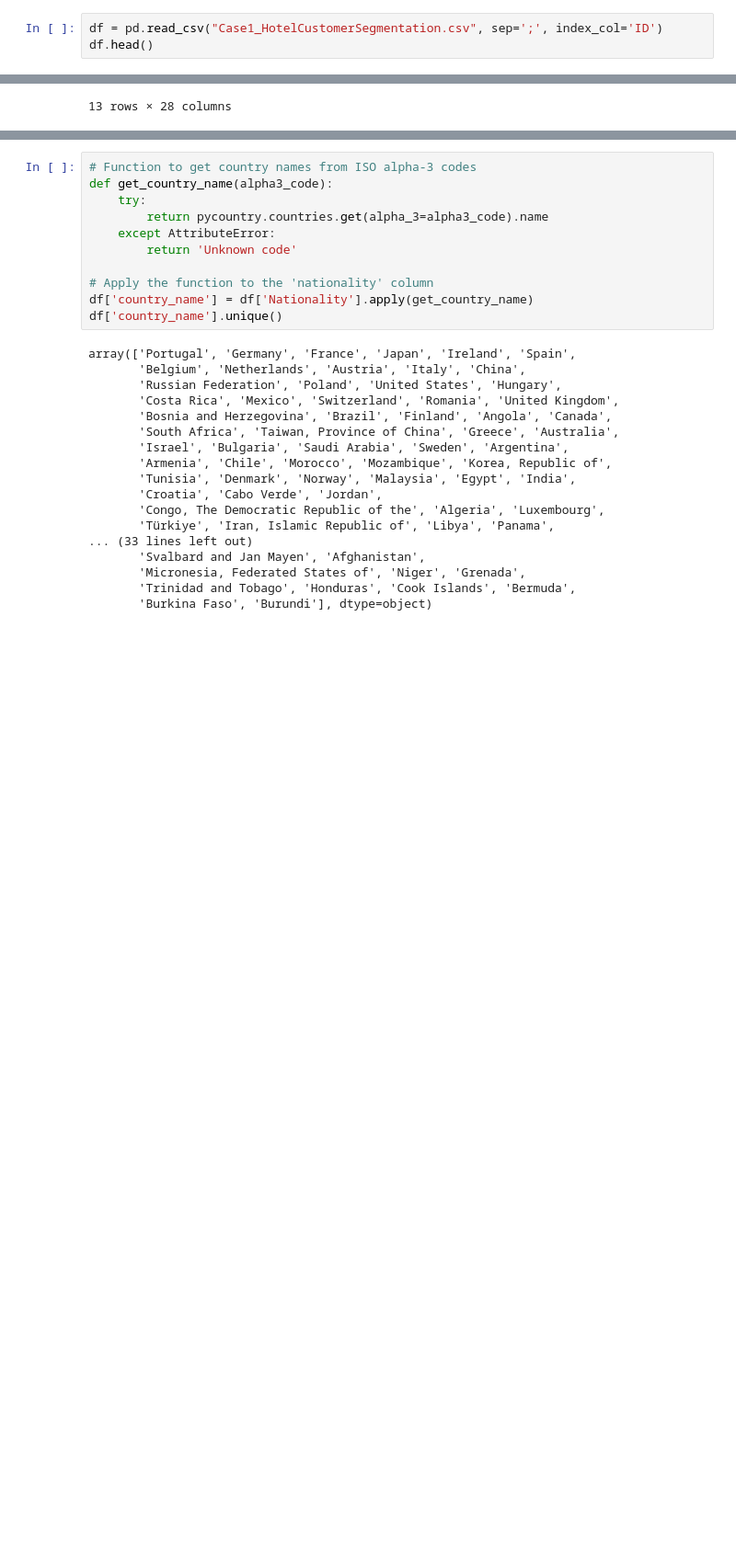
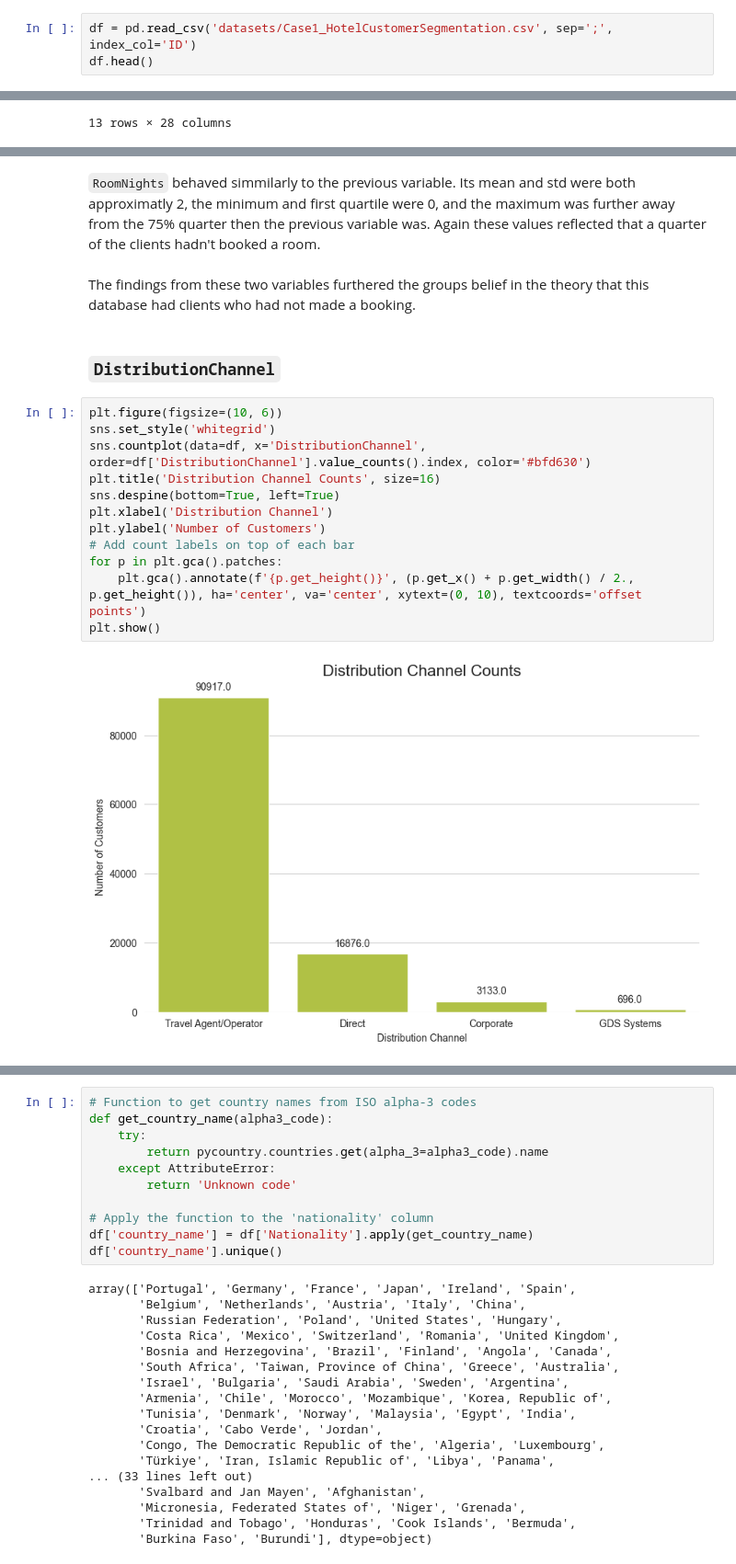
Before and after one commit to mikefferreira/BusinessCases, a Jupyter notebook: CASE1/Group_W_Case_1.ipynb, the cells around one changed output, grey strips where cells are left out. Shown at 92% size. Saved outputs shown, nothing was run; the diff lists cells and outputs as text; blank space fills up the shorter version.

```diff
--- a/CASE1/Group_W_Case_1.ipynb
+++ b/CASE1/Group_W_Case_1.ipynb
@@ -95,5 +94,5 @@ Note: you may need to restart the kernel to use updated packages.
 # %%
-df = pd.read_csv("Case1_HotelCustomerSegmentation.csv", sep=';', index_col='ID')
+df = pd.read_csv('datasets/Case1_HotelCustomerSegmentation.csv', sep=';', index_col='ID')
 df.head()
 # %% [output]
 |  | Nationality | Age | DaysSinceCreation | NameHash | DocIDHash | AverageLeadTime | LodgingRevenue | ... |
@@ -363,0 +390,20 @@ array(['PRT', 'DEU', 'FRA', 'JPN', 'IRL', 'ESP', 'BEL', 'NLD', 'AUT',
+# %% [markdown]
+`RoomNights` behaved simmilarly to the previous variable. Its mean and std were both approximatly 2, the minimum and first quartile were 0, and the maximum was further away from the 75% quarter then the previous variable was. Again these values reflected that a quarter of the clients hadn't booked a room.
+# %% [markdown]
+The findings from these two variables furthered the groups belief in the theory that this database had clients who had not made a booking.
+# %% [markdown]
+### `DistributionChannel`
+# %%
+plt.figure(figsize=(10, 6))
+sns.set_style('whitegrid')
+sns.countplot(data=df, x='DistributionChannel', order=df['DistributionChannel'].value_counts().index, color='#bfd630')
+plt.title('Distribution Channel Counts', size=16)
+sns.despine(bottom=True, left=True)
+plt.xlabel('Distribution Channel')
+plt.ylabel('Number of Customers')
+# Add count labels on top of each bar
+for p in plt.gca().patches:
+    plt.gca().annotate(f'{p.get_height()}', (p.get_x() + p.get_width() / 2., p.get_height()), ha='center', va='center', xytext=(0, 10), textcoords='offset points')
+plt.show()
+# %% [output]
+[figure, added]
```
Also changed, not shown: parts of 90 cells of this notebook.
